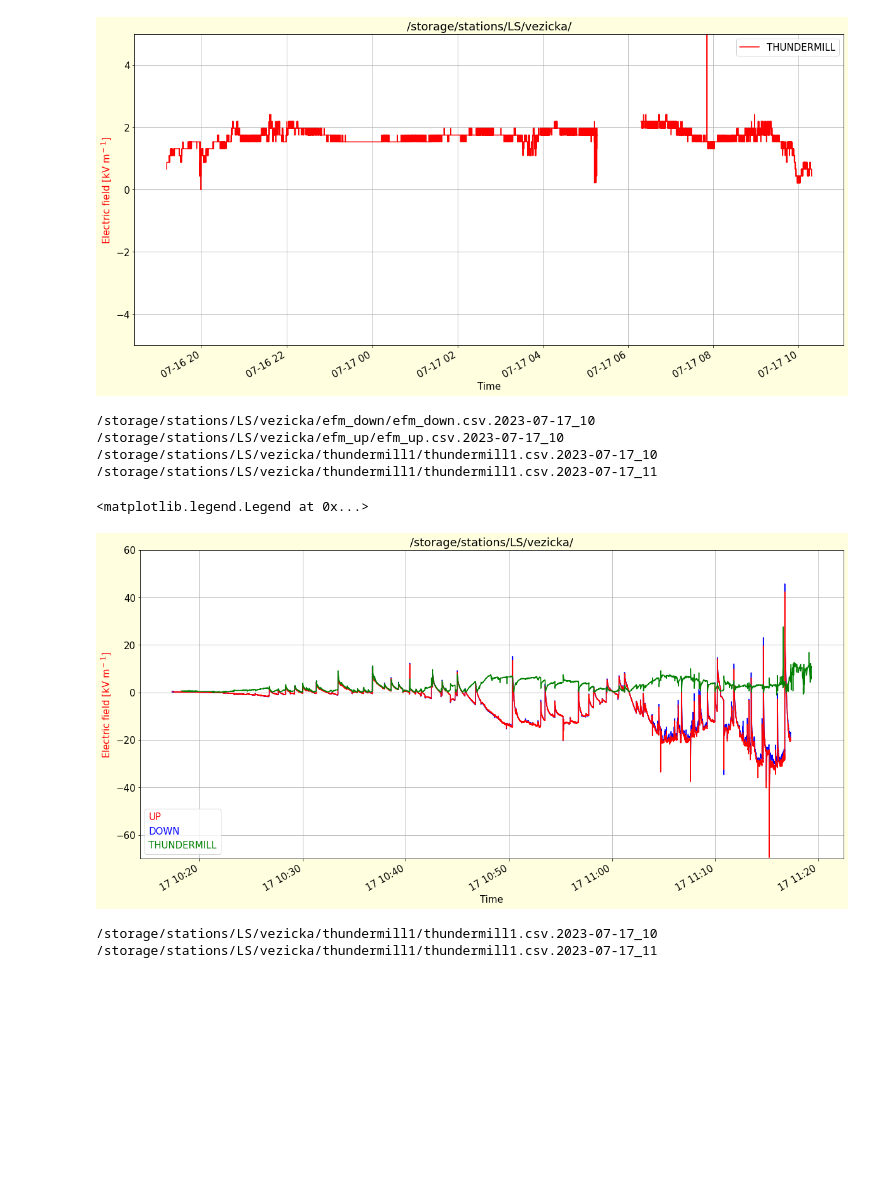
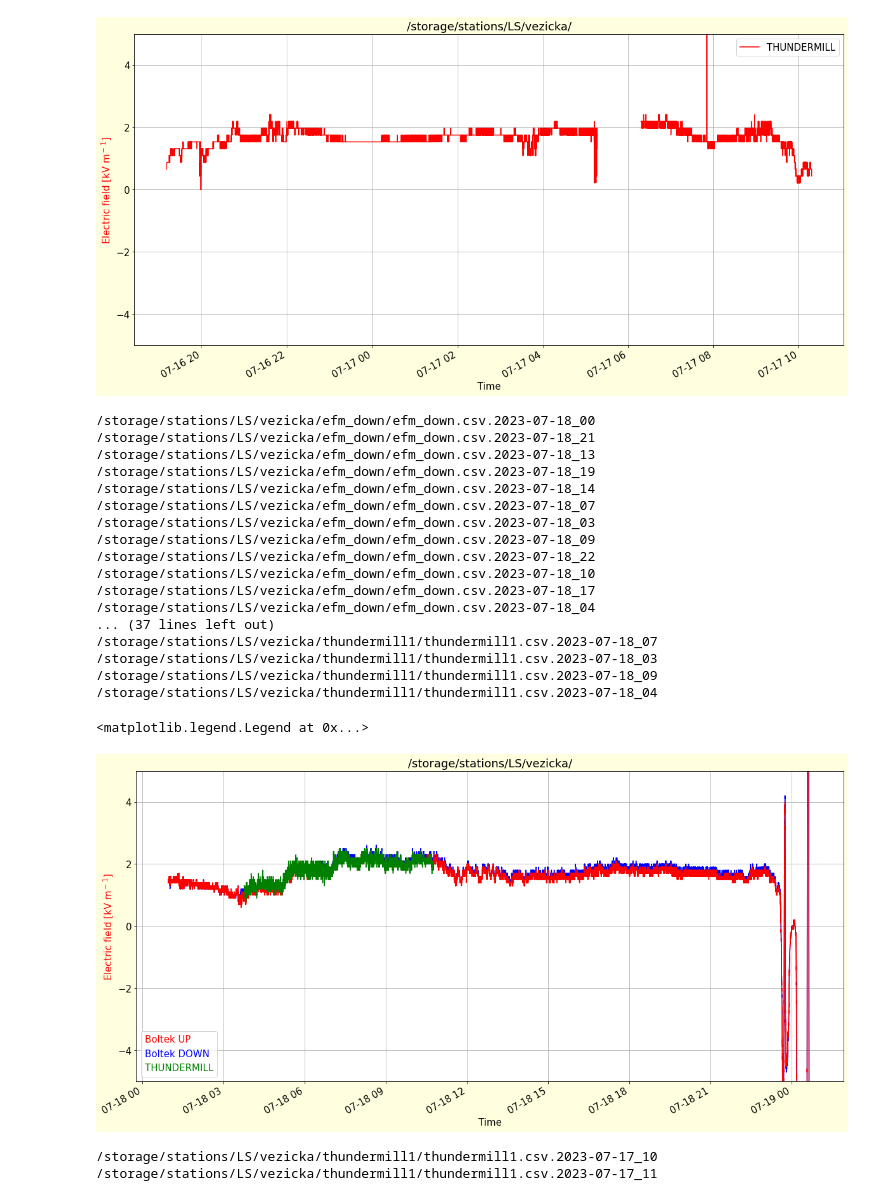
Before and after one commit to ODZ-UJF-AV-CR/LSvezicka, a Jupyter notebook: notebooks/EFM.ipynb, the cells around one changed output. Cells and saved outputs as stored; diff of their text form; code cells hidden in the pictures; blank space fills up the shorter version.

```diff
--- a/notebooks/EFM.ipynb
+++ b/notebooks/EFM.ipynb
@@ -127,7 +127,10 @@ plt.ylim(-5,5)
 (-5.0, 5.0)
 [figure]
 # %%
-ftt = glob.iglob(fto+"/**/efm*.csv.2023-07-17_1*") # generator, search immediate subdirectories
+fto = '/storage/stations/LS/vezicka/'
+datum = '2023-07-18*'
+
+ftt = glob.iglob(fto+"/**/efm*.csv."+datum) # generator, search immediate subdirectories
 
 plt.figure(figsize=(20,10), facecolor='lightyellow')
 matplotlib.rcParams.update({'font.size': 15})
@@ -165,45 +168,58 @@ plt.xlabel('Time')
 #plt.ylim(-50,50)
 #plt.ylim(-2,2)
 
-ftt = glob.iglob(fto+"/**/thundermill1.csv.2023-07-17_1*") # generator, search immediate subdirectories
+ftt = glob.iglob(fto+"/**/thundermill1.csv."+datum) # generator, search immediate subdirectories
 
 for f in ftt:
     print(f)
     l=[]
     l.extend(range(0,200))
 
     df = pd.read_csv(f, sep=',', header=None, names=l, comment='*', low_memory=False, on_bad_lines='skip')
 
     label = 'THUNDERMILL'
     color = 'green'
-    factor = 0.219 # kV/m
+    factor = 0.1 # kV/m
 
     df['field'] = df.iloc[:,1:].max(axis=1)
     df['field1'] = df.iloc[:,1:].min(axis=1)
     df['time'] = pd.to_datetime(df[0],unit='s')
     df.set_index('time', inplace=True, drop=False)
     df['field'] = pd.to_numeric(df['field'])
 
-    ((df['field']-128)*factor).plot(label=label, color=color)
-    #((df['field1']-128)*factor).plot(label=label, color=color)
+    ((df['field']-256)*factor).plot(label=label, color=color)
+    #((df['field1']-256)*factor).plot(label=label, color=color)
 
 plt.ylabel('Electric field [kV m$^-$$^1$]', color='red')
 plt.title(fto)
 #plt.legend(['THUNDERMILL'])
 #plt.legend(['UP','DOWN'], labelcolor=['red','blue'], handlelength=0, handletextpad=0, fancybox=True)
 plt.grid()
 plt.xlabel('Time')
 #plt.ylim(-50,50)
-plt.ylim(-70,60)
+plt.ylim(-5,5)
 
-plt.legend(['UP','DOWN', 'THUNDERMILL'], loc=3,labelcolor=['red','blue', 'green'], handlelength=0, handletextpad=0, fancybox=True)
+plt.legend(['Boltek UP','Boltek DOWN', 'THUNDERMILL'], loc=3,labelcolor=['red','blue', 'green'], handlelength=0, handletextpad=0, fancybox=True)
 # %% [output]
-/storage/stations/LS/vezicka/efm_down/efm_down.csv.2023-07-17_10
-/storage/stations/LS/vezicka/efm_up/efm_up.csv.2023-07-17_10
-/storage/stations/LS/vezicka/thundermill1/thundermill1.csv.2023-07-17_10
-/storage/stations/LS/vezicka/thundermill1/thundermill1.csv.2023-07-17_11
+/storage/stations/LS/vezicka/efm_down/efm_down.csv.2023-07-18_00
+/storage/stations/LS/vezicka/efm_down/efm_down.csv.2023-07-18_21
+/storage/stations/LS/vezicka/efm_down/efm_down.csv.2023-07-18_13
+/storage/stations/LS/vezicka/efm_down/efm_down.csv.2023-07-18_19
+/storage/stations/LS/vezicka/efm_down/efm_down.csv.2023-07-18_14
+/storage/stations/LS/vezicka/efm_down/efm_down.csv.2023-07-18_07
+/storage/stations/LS/vezicka/efm_down/efm_down.csv.2023-07-18_03
+/storage/stations/LS/vezicka/efm_down/efm_down.csv.2023-07-18_09
+/storage/stations/LS/vezicka/efm_down/efm_down.csv.2023-07-18_22
+/storage/stations/LS/vezicka/efm_down/efm_down.csv.2023-07-18_10
+/storage/stations/LS/vezicka/efm_down/efm_down.csv.2023-07-18_17
+/storage/stations/LS/vezicka/efm_down/efm_down.csv.2023-07-18_04
+... (37 lines left out)
+/storage/stations/LS/vezicka/thundermill1/thundermill1.csv.2023-07-18_07
+/storage/stations/LS/vezicka/thundermill1/thundermill1.csv.2023-07-18_03
+/storage/stations/LS/vezicka/thundermill1/thundermill1.csv.2023-07-18_09
+/storage/stations/LS/vezicka/thundermill1/thundermill1.csv.2023-07-18_04
 <matplotlib.legend.Legend at 0x...>
-[figure, old version]
+[figure, new version]
 # %%
 plt.figure(figsize=(20,10), facecolor='lightyellow')
 matplotlib.rcParams.update({'font.size': 15})
```
